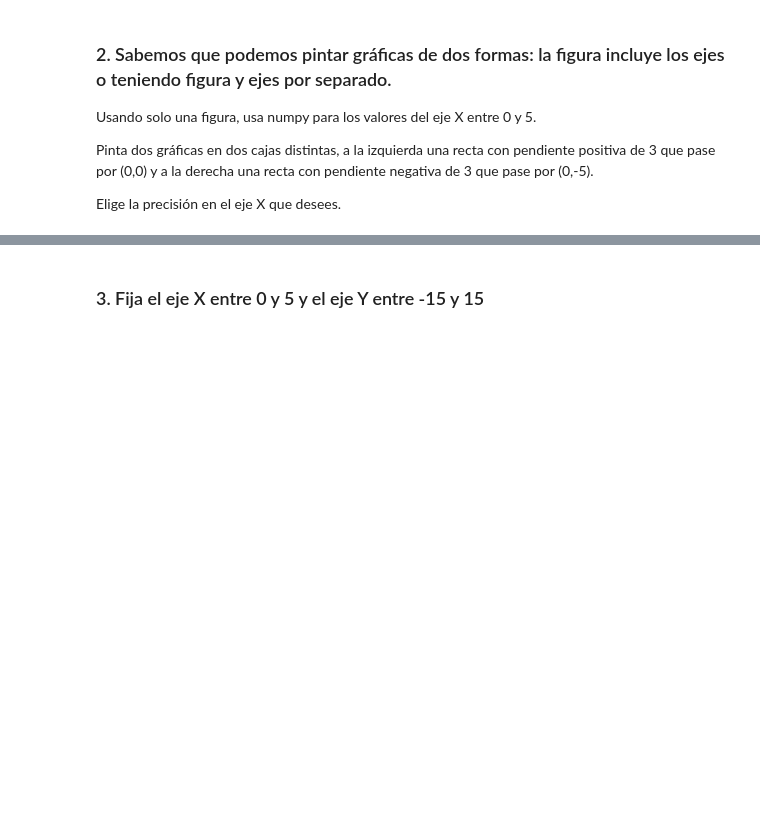
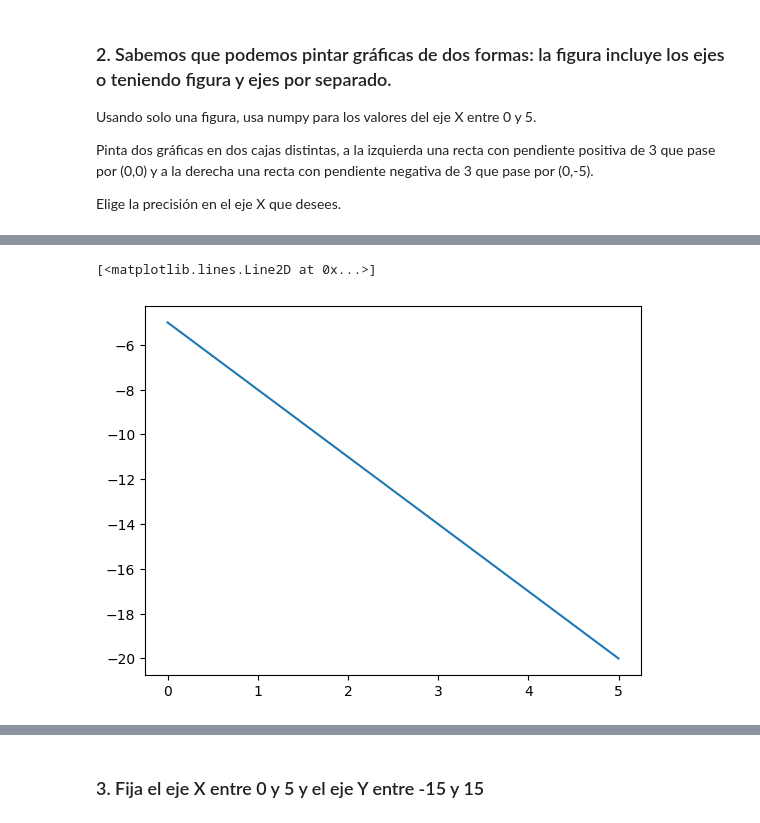
Before and after one commit to diego-dng/1026_DS_VITORIA-GASTEIZ, a Jupyter notebook: 2-Data_analysis/4-Visualización/1-Matplotlib/ejercicios/ejercicios_Matplotlib.ipynb, the cells around one changed output, grey strips where cells are left out. Saved outputs shown, nothing was run; the diff lists cells and outputs as text; code cells hidden in the pictures; blank space fills up the shorter version.

```diff
--- a/2-Data_analysis/4-Visualización/1-Matplotlib/ejercicios/ejercicios_Matplotlib.ipynb
+++ b/2-Data_analysis/4-Visualización/1-Matplotlib/ejercicios/ejercicios_Matplotlib.ipynb
@@ -12,0 +42,5 @@ Elige la precisión en el eje X que desees.
+# %%
+plt.plot(x, y2)
+# %% [output]
+[<matplotlib.lines.Line2D at 0x...>]
+[figure, added]
```
Also changed, not shown: parts of 32 cells of this notebook, 46 other files.
